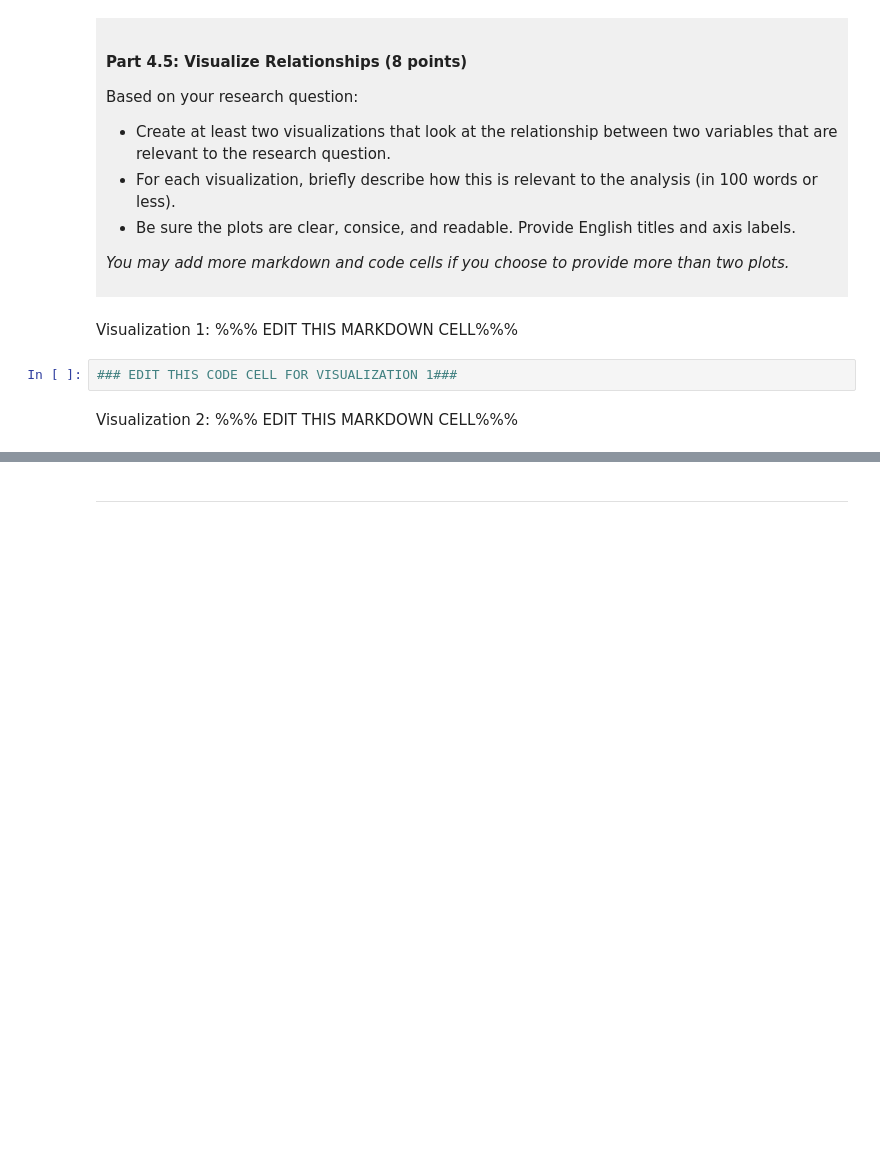
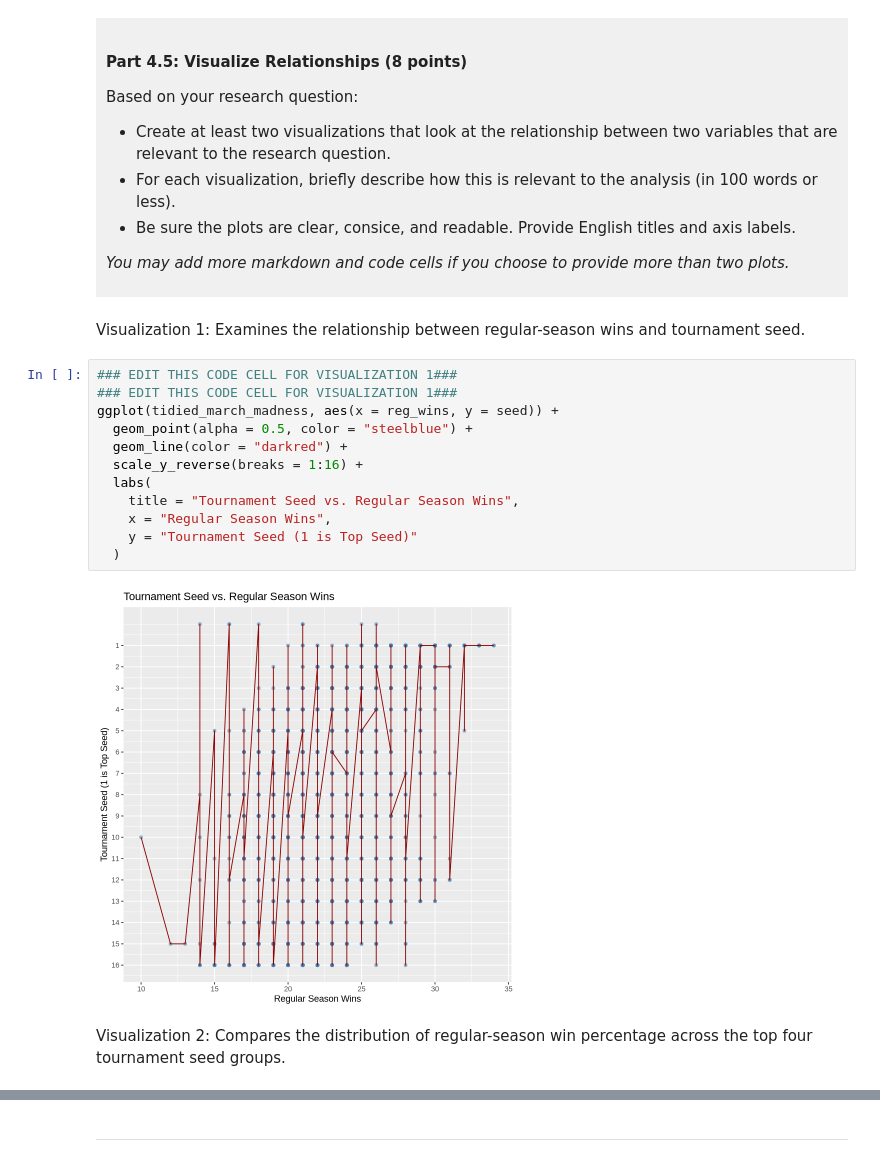
Before and after one commit to muzili902-0301/dsci-100-project-Evelyn-Li, a Jupyter notebook: dsci-100-project-notebook.ipynb, the cells around one changed output, grey strips where cells are left out. Drawn from its saved outputs; the diff is of its cells as text; blank space fills up the shorter version.

```diff
--- a/dsci-100-project-notebook.ipynb
+++ b/dsci-100-project-notebook.ipynb
@@ -273,10 +398,22 @@ Based on your research question:
 *You may add more markdown and code cells if you choose to provide more than two plots.*
 </div>
 # %% [markdown]
-Visualization 1: %%% EDIT THIS MARKDOWN CELL%%%
+Visualization 1: Examines the relationship between regular-season wins and tournament seed.
 # %%
 ### EDIT THIS CODE CELL FOR VISUALIZATION 1###
+### EDIT THIS CODE CELL FOR VISUALIZATION 1###
+ggplot(tidied_march_madness, aes(x = reg_wins, y = seed)) +
+  geom_point(alpha = 0.5, color = "steelblue") +
+  geom_line(color = "darkred") +
+  scale_y_reverse(breaks = 1:16) +
+  labs(
+    title = "Tournament Seed vs. Regular Season Wins",
+    x = "Regular Season Wins",
+    y = "Tournament Seed (1 is Top Seed)"
+  )
+# %% [output]
+[figure, added]
 # %% [markdown]
-Visualization 2: %%% EDIT THIS MARKDOWN CELL%%%
+Visualization 2: Compares the distribution of regular-season win percentage  across the top four tournament seed groups.
 # %%
 ### EDIT THIS CODE CELL FOR VISUALIZATION 2###
```
Also changed, not shown: parts of 11 cells of this notebook.
